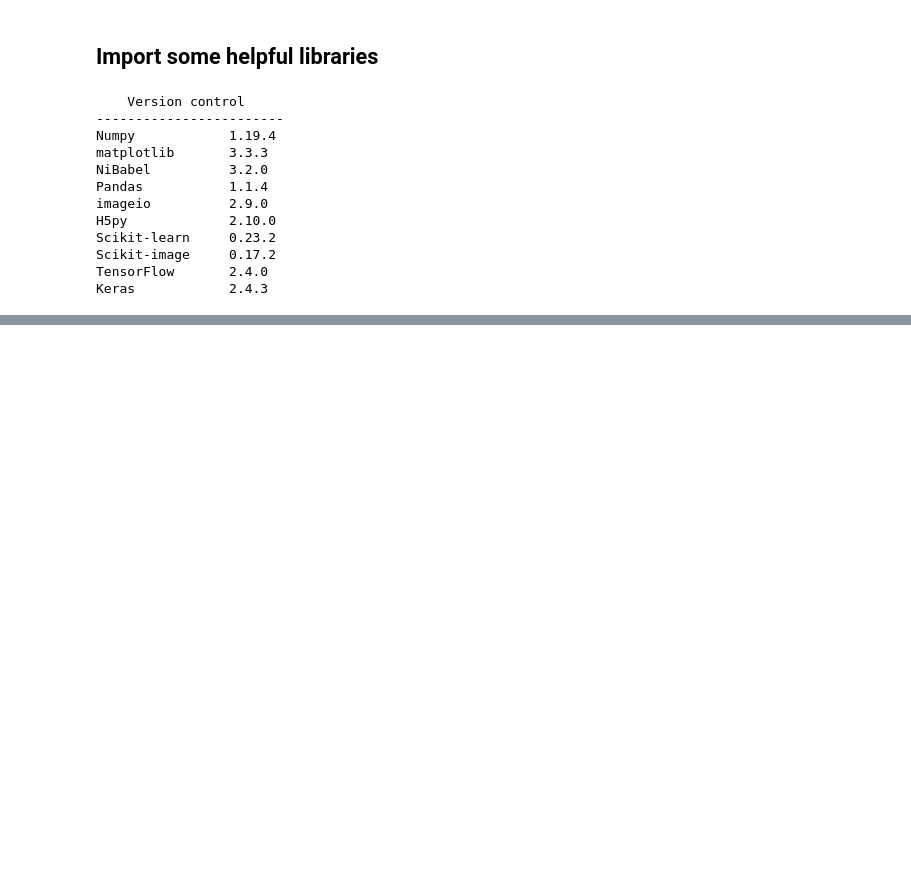
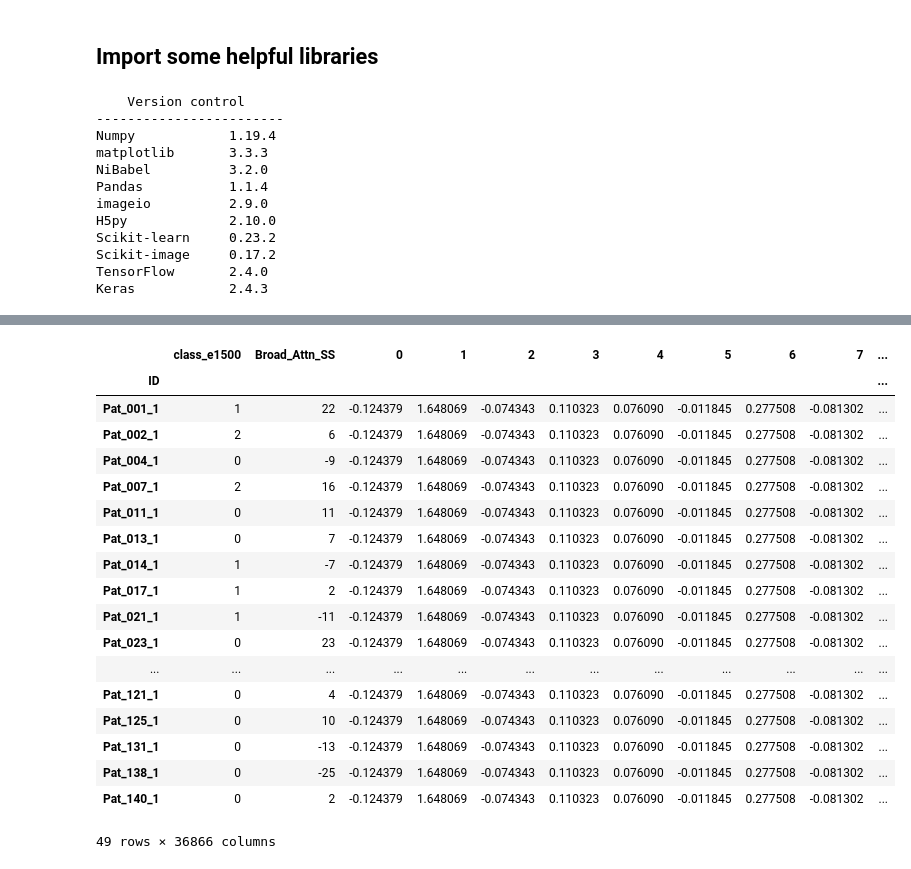
Before and after one commit to Hadi2468/DTI_Clustering, a Jupyter notebook: LF_NeuroCognitive.ipynb, the cells around one changed output, grey strips where cells are left out. Drawn from its saved outputs; the diff is of its cells as text; code cells hidden in the pictures; blank space fills up the shorter version.

```diff
--- a/LF_NeuroCognitive.ipynb
+++ b/LF_NeuroCognitive.ipynb
@@ -687,0 +52,16 @@ LF
+# %%
+## Loading LF and joining (Cluster -*- NeuroCognitive) scores
+
+df_cluster_join_base_GIA        = pd.read_csv(r'./Data/Neurocognitive_Scores/Joins/cluster_base_GIA.csv')
+df_cluster_join_base_ProcSpd    = pd.read_csv(r'./Data/Neurocognitive_Scores/Joins/cluster_base_ProcSpd.csv')
+df_cluster_join_base_WorkingMem = pd.read_csv(r'./Data/Neurocognitive_Scores/Joins/cluster_base_WorkingMem.csv')
+df_cluster_join_base_BroadAttn  = pd.read_csv(r'./Data/Neurocognitive_Scores/Joins/cluster_base_BroadAttn.csv')
+
+df_cluster_join_m36base_GIA        = pd.read_csv(r'./Data/Neurocognitive_Scores/Joins/cluster_m36base_GIA.csv')
+df_cluster_join_m36base_ProcSpd    = pd.read_csv(r'./Data/Neurocognitive_Scores/Joins/cluster_m36base_ProcSpd.csv')
+df_cluster_join_m36base_WorkingMem = pd.read_csv(r'./Data/Neurocognitive_Scores/Joins/cluster_m36base_WorkingMem.csv')
+df_cluster_join_m36base_BroadAttn  = pd.read_csv(r'./Data/Neurocognitive_Scores/Joins/cluster_m36base_BroadAttn.csv')
+
+LF_500 = pd.read_csv('../Data/data_random_1/LF_500.csv')
+LF_1500 = pd.read_csv('../Data/data_random_1/LF_1500.csv')
+LF_1500
@@ -687,0 +129,64 @@ LF
+# %%
+## LF_1500 for Base scores
+df = pd.merge(df_cluster_join_base_GIA, LF_1500, how='inner', on=['ID'])
+df.index = df.ID
+df = df.drop(['ID', 'class_e500'], axis=1)
+# df.to_csv(r'../Data/data_random_1/LF_Joins/LF_e1500_base_GIA.csv')
+
+df = pd.merge(df_cluster_join_base_ProcSpd, LF_1500, how='inner', on=['ID'])
+df.index = df.ID
+df = df.drop(['ID', 'class_e500'], axis=1)
+# df.to_csv(r'../Data/data_random_1/LF_Joins/LF_e1500_base_ProcSpd.csv')
+
+df = pd.merge(df_cluster_join_base_WorkingMem, LF_1500, how='inner', on=['ID'])
+df.index = df.ID
+df = df.drop(['ID', 'class_e500'], axis=1)
+# df.to_csv(r'../Data/data_random_1/LF_Joins/LF_e1500_base_WorkingMem.csv')
+
+df = pd.merge(df_cluster_join_base_BroadAttn, LF_1500, how='inner', on=['ID'])
+df.index = df.ID
+df = df.drop(['ID', 'class_e500'], axis=1)
+# df.to_csv(r'../Data/data_random_1/LF_Joins/LF_e1500_base_BroadAttn.csv')
+
+# ##---------------------------------------------------------------------------------
+# ## LF_1500 for (Month36-Base) scores
+df = pd.merge(df_cluster_join_m36base_GIA, LF_1500, how='inner', on=['ID'])
+df.index = df.ID
+df = df.drop(['ID', 'class_e500'], axis=1)
+# df.to_csv(r'../Data/data_random_1/LF_Joins/LF_e1500_m36base_GIA.csv')
+
+df = pd.merge(df_cluster_join_m36base_ProcSpd, LF_1500, how='inner', on=['ID'])
+df.index = df.ID
+df = df.drop(['ID', 'class_e500'], axis=1)
+# df.to_csv(r'../Data/data_random_1/LF_Joins/LF_e1500_m36base_ProcSpd.csv')
+
+df = pd.merge(df_cluster_join_m36base_WorkingMem, LF_1500, how='inner', on=['ID'])
+df.index = df.ID
+df = df.drop(['ID', 'class_e500'], axis=1)
+# df.to_csv(r'../Data/data_random_1/LF_Joins/LF_e1500_m36base_WorkingMem.csv')
+
+df = pd.merge(df_cluster_join_m36base_BroadAttn, LF_1500, how='inner', on=['ID'])
+df.index = df.ID
+df = df.drop(['ID', 'class_e500'], axis=1)
+# df.to_csv(r'../Data/data_random_1/LF_Joins/LF_e1500_m36base_BroadAttn.csv')
+df
+# %% [output]
+|  | class_e1500 | Broad_Attn_SS | 0 | 1 | 2 | 3 | 4 | 5 | 6 | 7 | ... |
+| ID |  |  |  |  |  |  |  |  |  |  | ... |
+| Pat_001_1 | 1 | 22 | -0.124379 | 1.648069 | -0.074343 | 0.110323 | 0.076090 | -0.011845 | 0.277508 | -0.081302 | ... |
+| Pat_002_1 | 2 | 6 | -0.124379 | 1.648069 | -0.074343 | 0.110323 | 0.076090 | -0.011845 | 0.277508 | -0.081302 | ... |
+| Pat_004_1 | 0 | -9 | -0.124379 | 1.648069 | -0.074343 | 0.110323 | 0.076090 | -0.011845 | 0.277508 | -0.081302 | ... |
+| Pat_007_1 | 2 | 16 | -0.124379 | 1.648069 | -0.074343 | 0.110323 | 0.076090 | -0.011845 | 0.277508 | -0.081302 | ... |
+| Pat_011_1 | 0 | 11 | -0.124379 | 1.648069 | -0.074343 | 0.110323 | 0.076090 | -0.011845 | 0.277508 | -0.081302 | ... |
+| Pat_013_1 | 0 | 7 | -0.124379 | 1.648069 | -0.074343 | 0.110323 | 0.076090 | -0.011845 | 0.277508 | -0.081302 | ... |
+| Pat_014_1 | 1 | -7 | -0.124379 | 1.648069 | -0.074343 | 0.110323 | 0.076090 | -0.011845 | 0.277508 | -0.081302 | ... |
+| Pat_017_1 | 1 | 2 | -0.124379 | 1.648069 | -0.074343 | 0.110323 | 0.076090 | -0.011845 | 0.277508 | -0.081302 | ... |
+| Pat_021_1 | 1 | -11 | -0.124379 | 1.648069 | -0.074343 | 0.110323 | 0.076090 | -0.011845 | 0.277508 | -0.081302 | ... |
+| Pat_023_1 | 0 | 23 | -0.124379 | 1.648069 | -0.074343 | 0.110323 | 0.076090 | -0.011845 | 0.277508 | -0.081302 | ... |
+| ... | ... | ... | ... | ... | ... | ... | ... | ... | ... | ... | ... |
+| Pat_121_1 | 0 | 4 | -0.124379 | 1.648069 | -0.074343 | 0.110323 | 0.076090 | -0.011845 | 0.277508 | -0.081302 | ... |
+| Pat_125_1 | 0 | 10 | -0.124379 | 1.648069 | -0.074343 | 0.110323 | 0.076090 | -0.011845 | 0.277508 | -0.081302 | ... |
+| Pat_131_1 | 0 | -13 | -0.124379 | 1.648069 | -0.074343 | 0.110323 | 0.076090 | -0.011845 | 0.277508 | -0.081302 | ... |
+| Pat_138_1 | 0 | -25 | -0.124379 | 1.648069 | -0.074343 | 0.110323 | 0.076090 | -0.011845 | 0.277508 | -0.081302 | ... |
+| Pat_140_1 | 0 | 2 | -0.124379 | 1.648069 | -0.074343 | 0.110323 | 0.076090 | -0.011845 | 0.277508 | -0.081302 | ... |
+49 rows × 36866 columns
```
Also changed, not shown: parts of 43 cells of this notebook.
